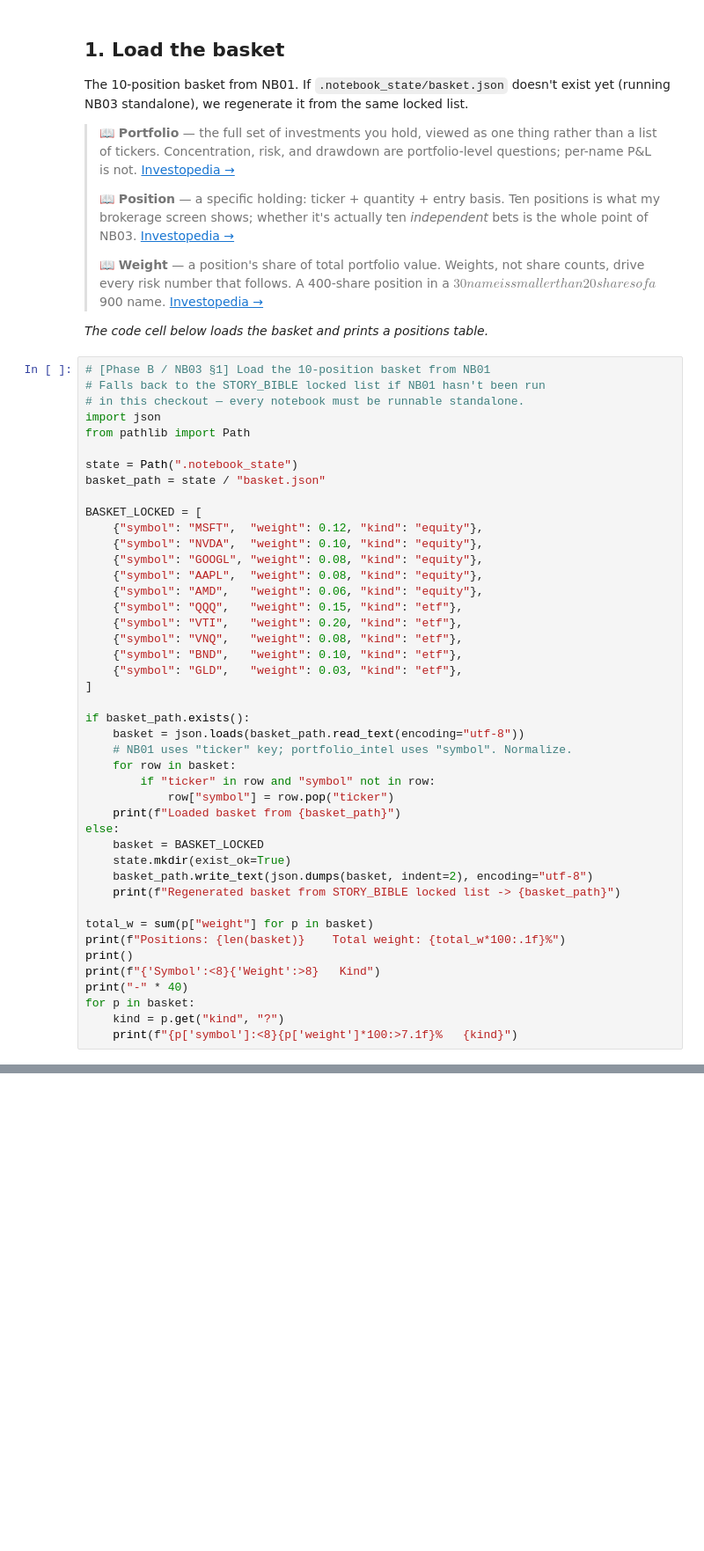
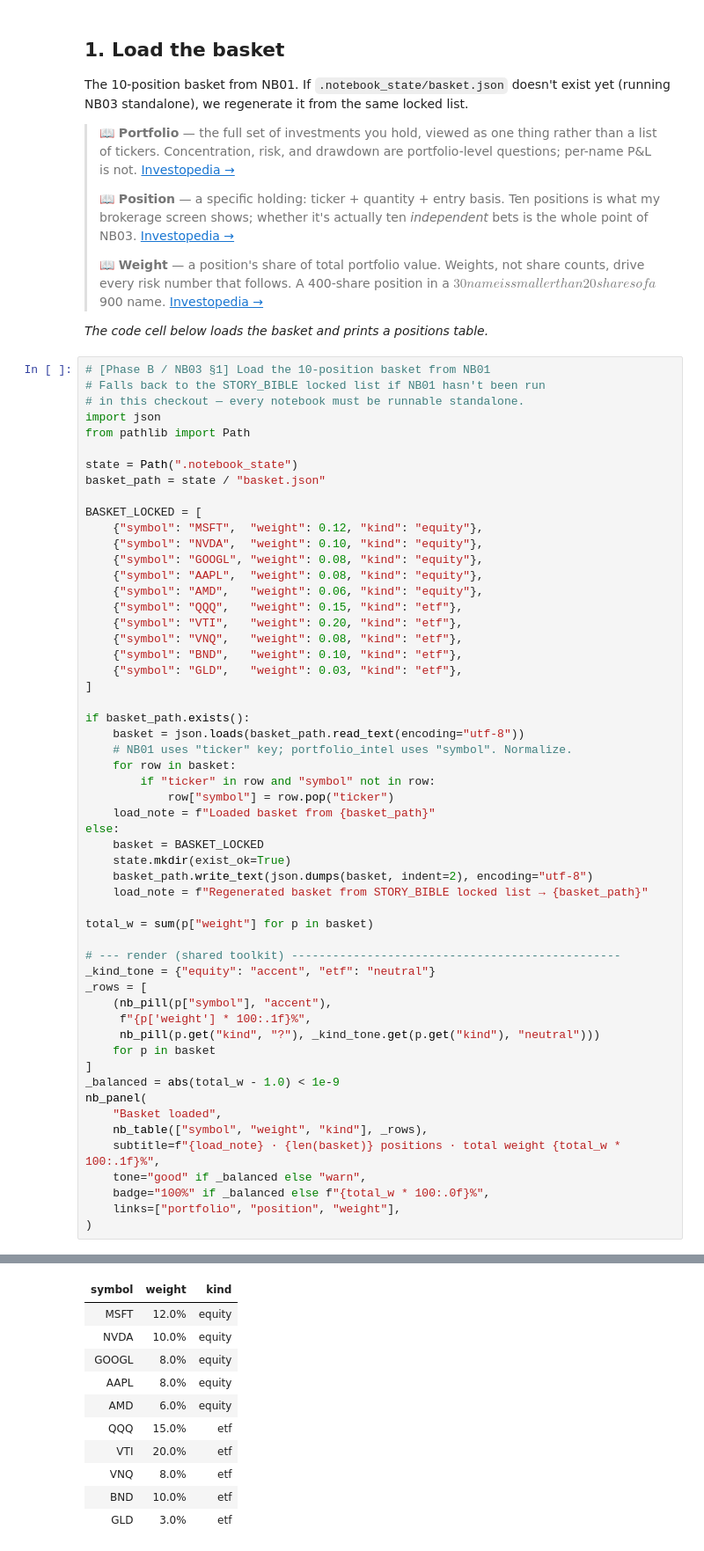
Before and after one commit to prajoria/OpenBB, a Jupyter notebook: notebooks/portfolio/03-basket-xray-and-risk.ipynb, the cells around one changed output, grey strips where cells are left out. Shown at 88% size. Drawn from its saved outputs; the diff is of its cells as text; blank space fills up the shorter version.

```diff
--- a/notebooks/portfolio/03-basket-xray-and-risk.ipynb
+++ b/notebooks/portfolio/03-basket-xray-and-risk.ipynb
@@ -103,19 +121,30 @@ if basket_path.exists():
     for row in basket:
         if "ticker" in row and "symbol" not in row:
             row["symbol"] = row.pop("ticker")
-    print(f"Loaded basket from {basket_path}")
+    load_note = f"Loaded basket from {basket_path}"
 else:
     basket = BASKET_LOCKED
     state.mkdir(exist_ok=True)
     basket_path.write_text(json.dumps(basket, indent=2), encoding="utf-8")
-    print(f"Regenerated basket from STORY_BIBLE locked list -> {basket_path}")
+    load_note = f"Regenerated basket from STORY_BIBLE locked list → {basket_path}"
 
 total_w = sum(p["weight"] for p in basket)
-print(f"Positions: {len(basket)}    Total weight: {total_w*100:.1f}%")
-print()
-print(f"{'Symbol':<8}{'Weight':>8}   Kind")
-print("-" * 40)
-for p in basket:
-    kind = p.get("kind", "?")
-    print(f"{p['symbol']:<8}{p['weight']*100:>7.1f}%   {kind}")
+
+# --- render (shared toolkit) ------------------------------------------------
+_kind_tone = {"equity": "accent", "etf": "neutral"}
+_rows = [
+    (nb_pill(p["symbol"], "accent"),
+     f"{p['weight'] * 100:.1f}%",
+     nb_pill(p.get("kind", "?"), _kind_tone.get(p.get("kind"), "neutral")))
+    for p in basket
+]
+_balanced = abs(total_w - 1.0) < 1e-9
+nb_panel(
+    "Basket loaded",
+    nb_table(["symbol", "weight", "kind"], _rows),
+    subtitle=f"{load_note} · {len(basket)} positions · total weight {total_w * 100:.1f}%",
+    tone="good" if _balanced else "warn",
+    badge="100%" if _balanced else f"{total_w * 100:.0f}%",
+    links=["portfolio", "position", "weight"],
+)
 # %% [output]
@@ -136,0 +153,11 @@ GLD         3.0%   etf
+| symbol | weight | kind |
+| MSFT | 12.0% | equity |
+| NVDA | 10.0% | equity |
+| GOOGL | 8.0% | equity |
+| AAPL | 8.0% | equity |
+| AMD | 6.0% | equity |
+| QQQ | 15.0% | etf |
+| VTI | 20.0% | etf |
+| VNQ | 8.0% | etf |
+| BND | 10.0% | etf |
+| GLD | 3.0% | etf |
```
Also changed, not shown: parts of 11 cells of this notebook, 9 other files.
